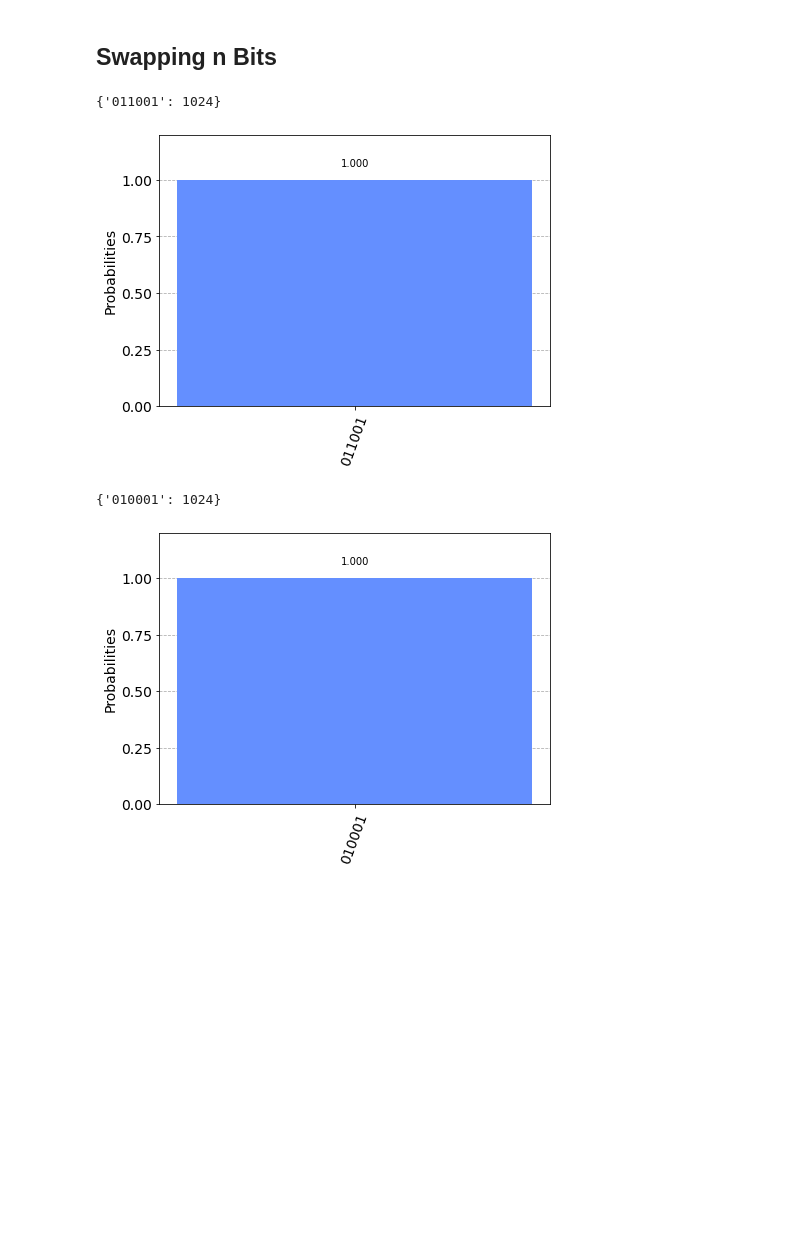
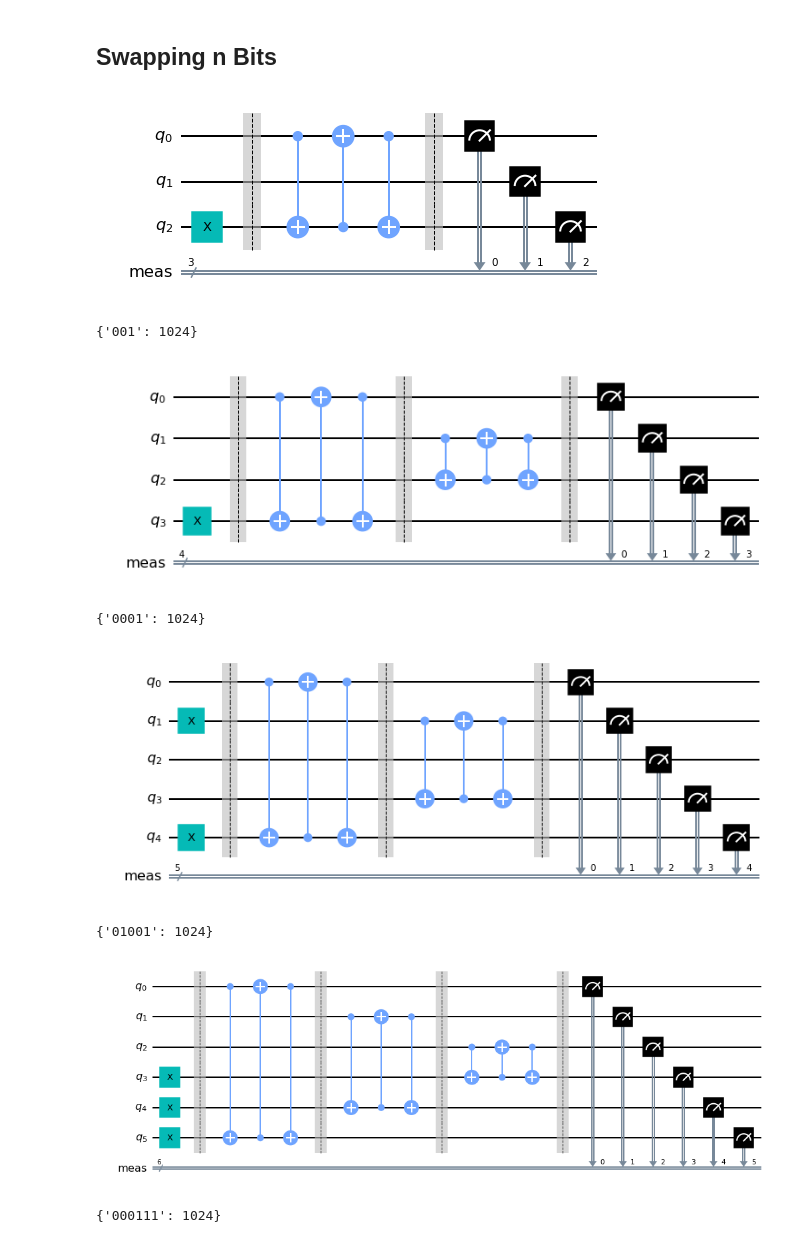
Before and after one commit to developer-student-club-thapar/Quantum-Computing, a Jupyter notebook: 4. Multi-Qubit Gates/Swap_Gates.ipynb, the cells around one changed output. Saved outputs shown, nothing was run; the diff lists cells and outputs as text; code cells hidden in the pictures; blank space fills up the shorter version.

```diff
--- a/4. Multi-Qubit Gates/Swap_Gates.ipynb
+++ b/4. Multi-Qubit Gates/Swap_Gates.ipynb
@@ -180,49 +183,52 @@ Histogram shows that the probability of getting 10 i.e q0=1,q1=0 is 1
 # %%
 def swap_func(bits):
     """
     Swap n qubit values (right-most with left-most).
     100000 => 000001
     111000 => 000111
     100010 => 010001
     """
     n = len(bits)
-    swap = QuantumCircuit(n)
+    qc = QuantumCircuit(n)
 
-    # Initialize the qubits, preserving the input bits.
+    # Initialize the qubits, applying x gate wherever input of bit is 1
     for i in range(n):
         if bits[n - i - 1]:
-            swap.x([i])
+            # the last bit in the list,
+            # is the first bit of the quantum circuit
+            qc.x([i])
 
-    # Set the left index to the first bit and the right index to the last bit, swap accordingly.
+    # Set the left index (i) to the first bit and the right index (j) to the last bit
     i = 0
-    j = n
+    j = n-1
+    jj = n-1
     while i < j:
-        j = n - i - 1
-        swap.cx(i, j)
-        swap.cx(j, i)
-        swap.cx(i, j)
+        qc.barrier()
+        qc.cx(i, j)
+        qc.cx(j, i)
+        qc.cx(i, j)
         i = i + 1
+        j = jj - i
+    qc.measure_all()
+    display(qc.draw(output="mpl"))
 
-    swap.measure_all()
+    backend = BasicAer.get_backend('qasm_simulator')
+    job = execute(qc, backend)
+    result = job.result()
+    counts = result.get_counts(qc)
+    print(counts)
 
-
-
-
-    backend = Aer.get_backend('qasm_simulator')
-    job = execute(swap, backend)
-    result = job.result()
-    counts = result.get_counts(swap)
-    print(counts)   #tells the number of times we get a particular output from 1024 repetitons
-
-    #plotting the histogram
-    graph = visualization.plot_histogram(counts)
-    display(graph)
-
-
-swap_func([1,0,0,1,1,0])   #when swapped output should be 011001 i.e reverse of the input
-swap_func([1,0,0,0,1,0])
+# when swapped output is reverse of the input
+swap_func([1,0,0])
+swap_func([1,0,0,0])
+swap_func([1,0,0,1,0])
+swap_func([1,1,1,0,0,0])
 # %% [output]
+[figure, new version]
-{'011001': 1024}
+{'001': 1024}
-[figure, old version]
+[figure, new version]
-{'010001': 1024}
+{'0001': 1024}
-[figure, old version]
+[figure, added]
+{'01001': 1024}
+[figure, added]
+{'000111': 1024}
```
Also changed, not shown: parts of 10 cells of this notebook, 2 other files.
